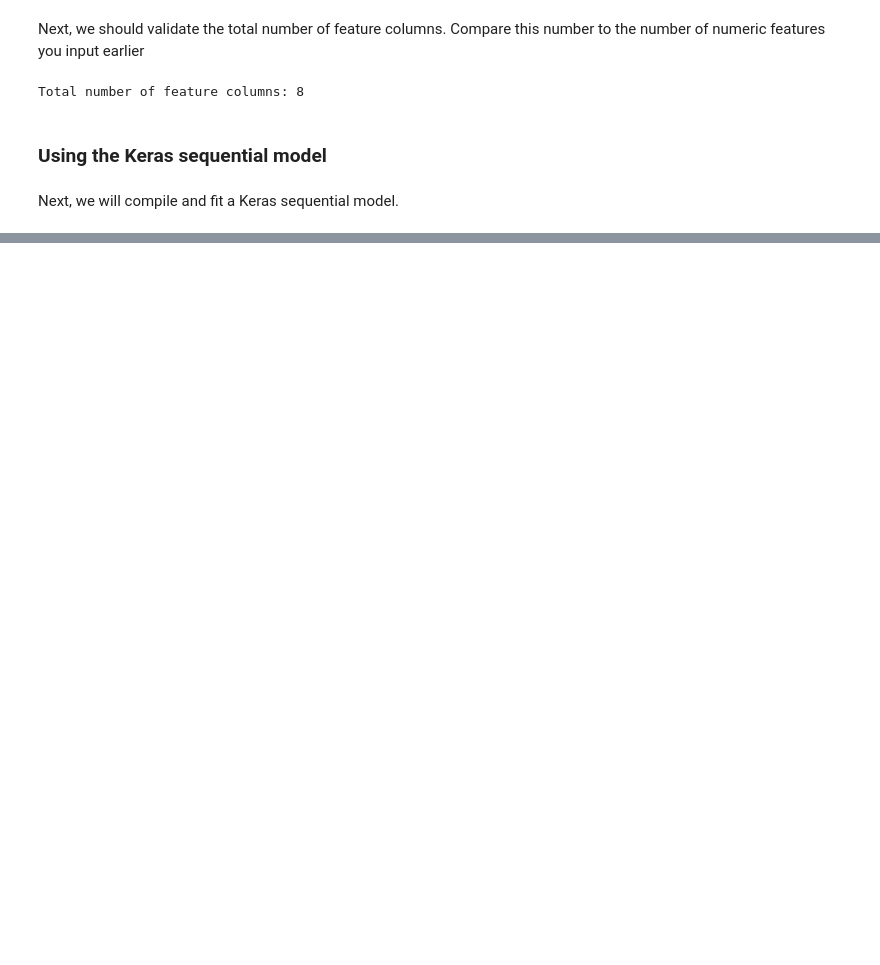
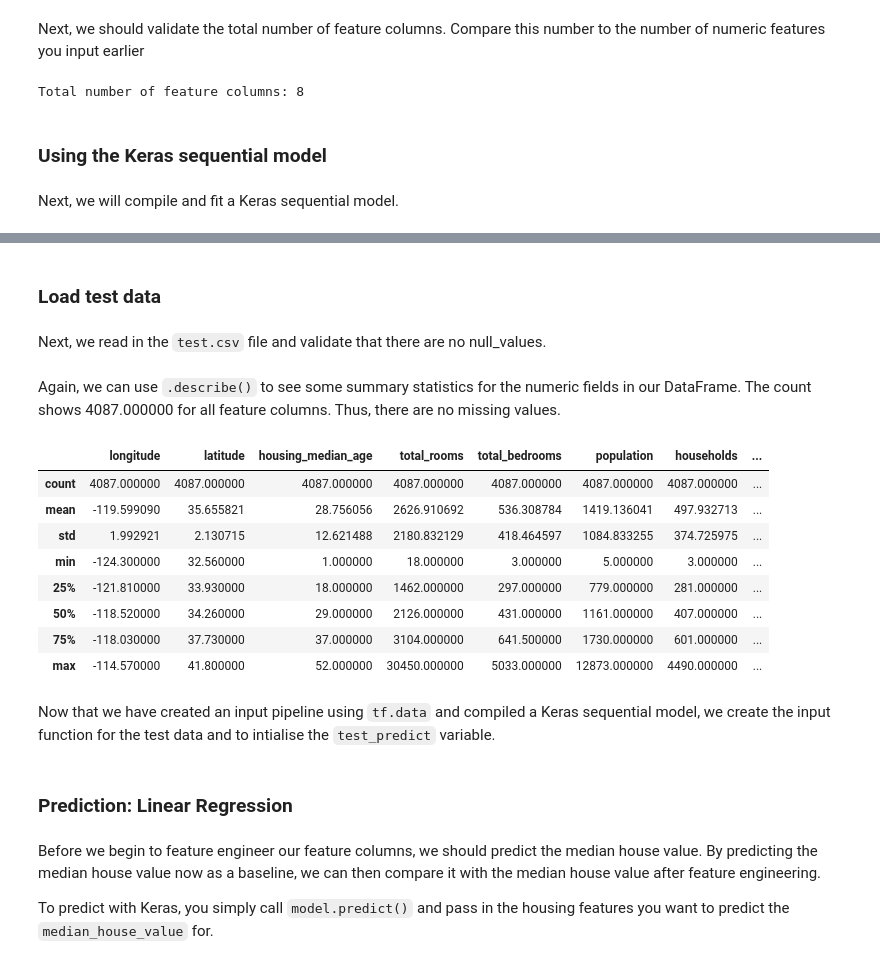
Before and after one commit to antounes/tensorflow, a Jupyter notebook: feature-engineering/keras_basic_feature_eng.ipynb, the cells around one changed output, grey strips where cells are left out. Cells and saved outputs as stored; diff of their text form; code cells hidden in the pictures; blank space fills up the shorter version.

```diff
--- a/feature-engineering/keras_basic_feature_eng.ipynb
+++ b/feature-engineering/keras_basic_feature_eng.ipynb
@@ -247,0 +278,21 @@ KeyboardInterrupt:
+# %% [markdown]
+### **Load test data**
+# %% [markdown]
+Next, we read in the `test.csv` file and validate that there are no null_values.
+# %% [markdown]
+Again, we can use `.describe()` to see some summary statistics for the numeric fields in our DataFrame. The count shows 4087.000000 for all feature columns. Thus, there are no missing values.
+# %%
+test_data = pd.read_csv("data/housing-test.csv")
+test_data.describe()
+# %% [output]
+|  | longitude | latitude | housing_median_age | total_rooms | total_bedrooms | population | households | ... |
+| count | 4087.000000 | 4087.000000 | 4087.000000 | 4087.000000 | 4087.000000 | 4087.000000 | 4087.000000 | ... |
+| mean | -119.599090 | 35.655821 | 28.756056 | 2626.910692 | 536.308784 | 1419.136041 | 497.932713 | ... |
+| std | 1.992921 | 2.130715 | 12.621488 | 2180.832129 | 418.464597 | 1084.833255 | 374.725975 | ... |
+| min | -124.300000 | 32.560000 | 1.000000 | 18.000000 | 3.000000 | 5.000000 | 3.000000 | ... |
+| 25% | -121.810000 | 33.930000 | 18.000000 | 1462.000000 | 297.000000 | 779.000000 | 281.000000 | ... |
+| 50% | -118.520000 | 34.260000 | 29.000000 | 2126.000000 | 431.000000 | 1161.000000 | 407.000000 | ... |
+| 75% | -118.030000 | 37.730000 | 37.000000 | 3104.000000 | 641.500000 | 1730.000000 | 601.000000 | ... |
+| max | -114.570000 | 41.800000 | 52.000000 | 30450.000000 | 5033.000000 | 12873.000000 | 4490.000000 | ... |
+# %% [markdown]
+Now that we have created an input pipeline using `tf.data` and compiled a Keras sequential model, we create the input function for the test data and to intialise the `test_predict` variable.
@@ -247,0 +306,6 @@ KeyboardInterrupt:
+# %% [markdown]
+### **Prediction: Linear Regression**
+# %% [markdown]
+Before we begin to feature engineer our feature columns, we should predict the median house value. By predicting the median house value now as a baseline, we can then compare it with the median house value after feature engineering.
+
+To predict with Keras, you simply call `model.predict()` and pass in the housing features you want to predict the `median_house_value` for.
```
Also changed, not shown: parts of 53 cells of this notebook.
